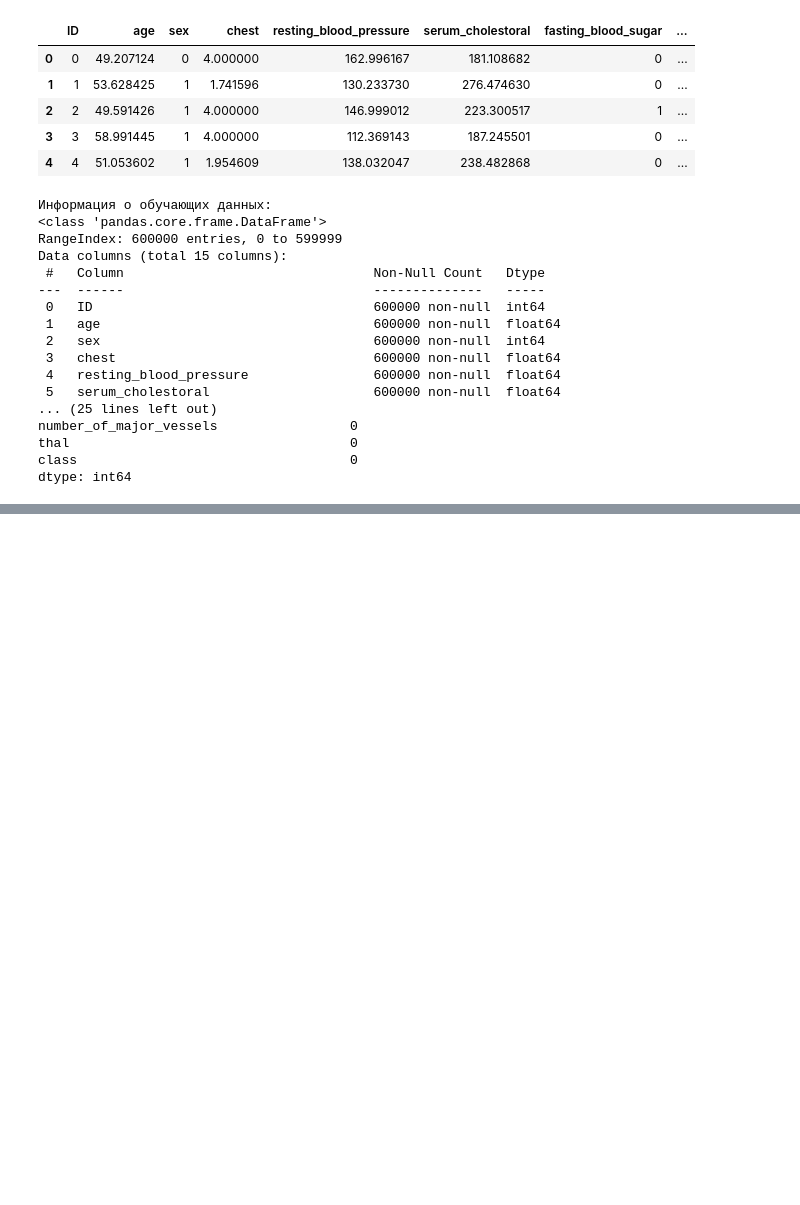
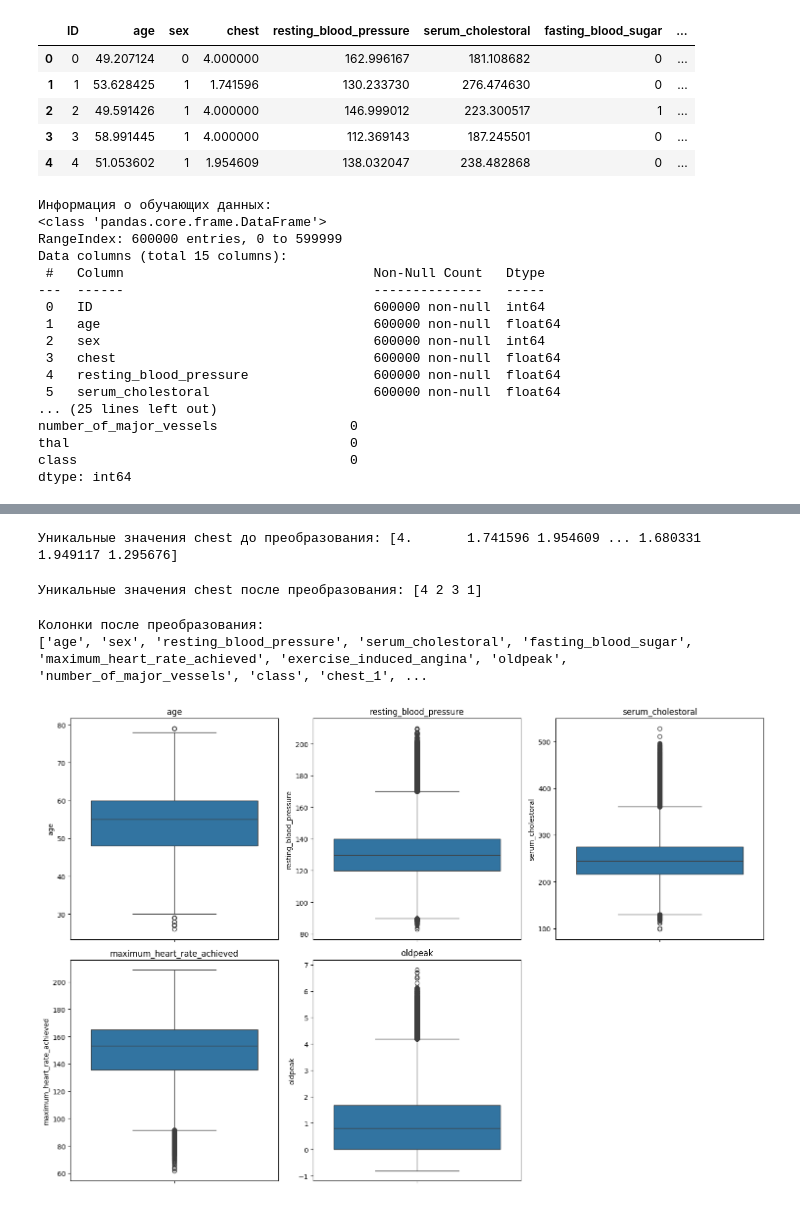
Before and after one commit to Apitoxinum/SF-cardiovascular-disease, a Jupyter notebook: SF_DL_NN_Project_CVD.ipynb, the cells around one changed output, grey strips where cells are left out. Saved outputs shown, nothing was run; the diff lists cells and outputs as text; code cells hidden in the pictures; blank space fills up the shorter version.

```diff
--- a/SF_DL_NN_Project_CVD.ipynb
+++ b/SF_DL_NN_Project_CVD.ipynb
@@ -47,0 +126,7 @@ dtype: int64
+# %%
+# Основные статистики по числовым признакам
+numeric_features = ['age', 'resting_blood_pressure', 'serum_cholestoral',
+                    'maximum_heart_rate_achieved', 'oldpeak']
+
+print("Основные статистики:")
+train_df[numeric_features].describe()
@@ -47,0 +144,35 @@ dtype: int64
+# %%
+# Проверим уникальные значения chest до преобразования
+print("Уникальные значения chest до преобразования:", train_df['chest'].unique())
+# %% [output]
+Уникальные значения chest до преобразования: [4.       1.741596 1.954609 ... 1.680331 1.949117 1.295676]
+# %%
+# Преобразуем 'chest' в категориальный
+train_df['chest'] = train_df['chest'].clip(1, 4).round().astype(int)
+test_df['chest'] = test_df['chest'].clip(1, 4).round().astype(int)
+print("Уникальные значения chest после преобразования:", train_df['chest'].unique())
+# %% [output]
+Уникальные значения chest после преобразования: [4 2 3 1]
+# %%
+# one-hot encoding
+categorical_features = ['chest', 'resting_electrocardiographic_results', 'slope', 'thal']
+train_df = pd.get_dummies(train_df, columns=categorical_features, prefix=categorical_features)
+test_df = pd.get_dummies(test_df, columns=categorical_features, prefix=categorical_features)
+
+# Проверяем результат
+print("\nКолонки после преобразования:")
+print(train_df.columns.tolist())
+# %% [output]
+Колонки после преобразования:
+['age', 'sex', 'resting_blood_pressure', 'serum_cholestoral', 'fasting_blood_sugar', 'maximum_heart_rate_achieved', 'exercise_induced_angina', 'oldpeak', 'number_of_major_vessels', 'class', 'chest_1', ...
+# %%
+# Визуализация выбросов для числовых признаков
+plt.figure(figsize=(15, 10))
+for i, feature in enumerate(numeric_features, 1):
+    plt.subplot(2, 3, i)
+    sns.boxplot(y=train_df[feature])
+    plt.title(feature)
+plt.tight_layout()
+plt.show()
+# %% [output]
+[figure, added]
```
Also changed, not shown: parts of 12 cells of this notebook.
